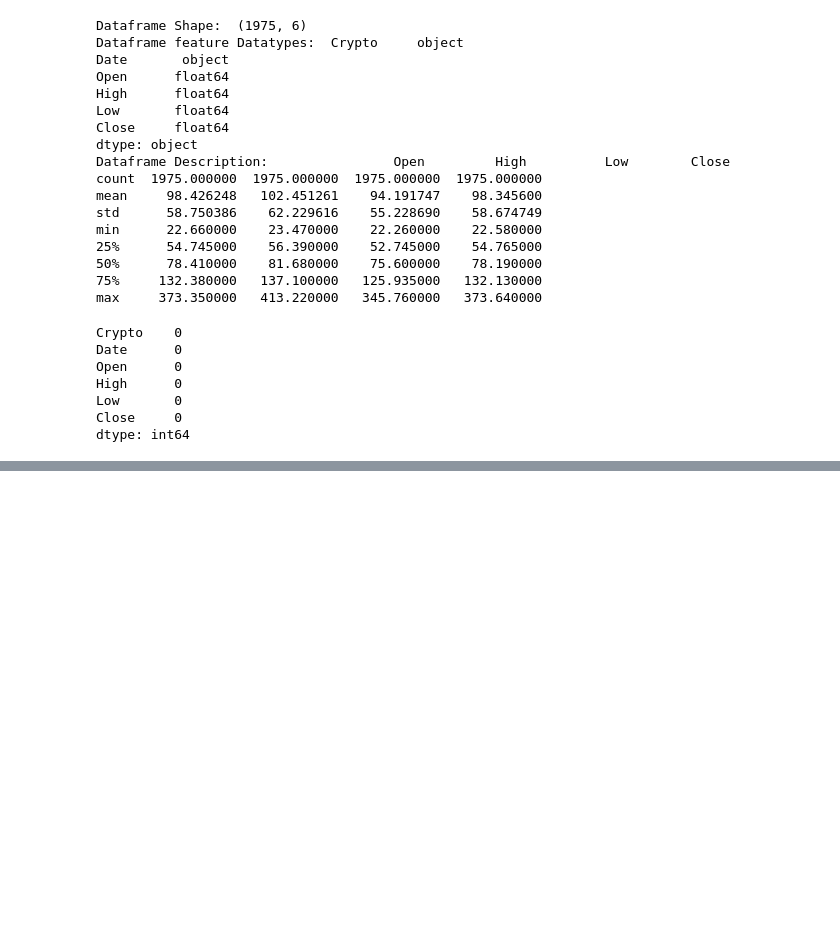
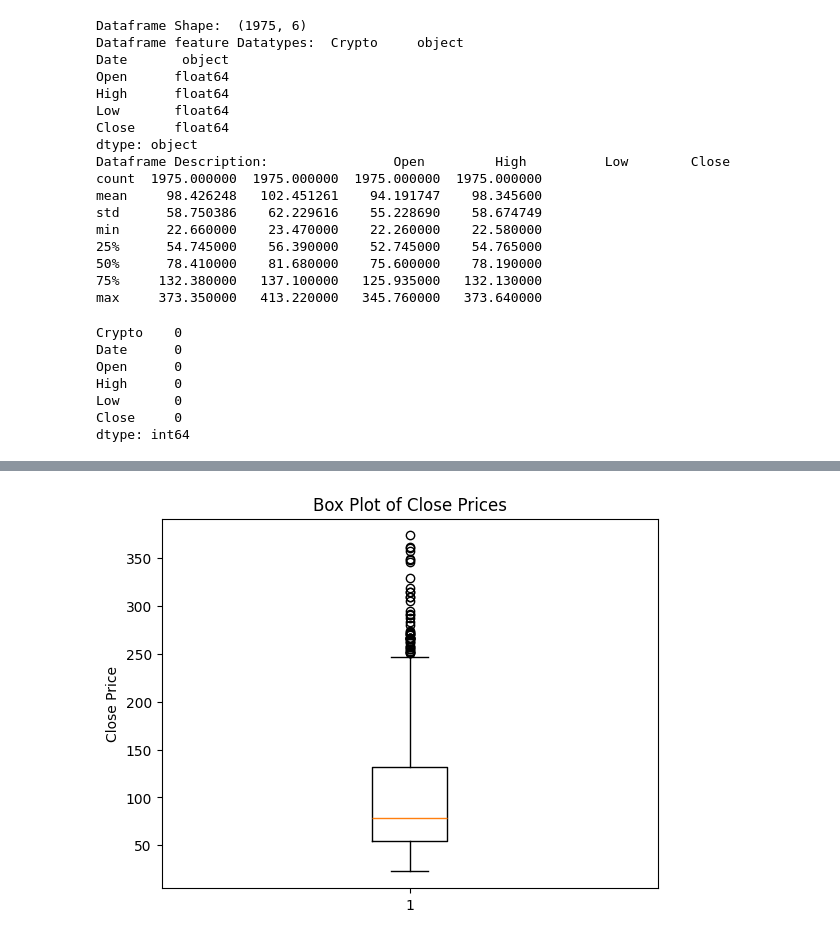
Before and after one commit to KeneanDita/Cryptocurrency-Price-Predictor-using-Time-Series-data, a Jupyter notebook: Notebooks/LTC_Model_Training.ipynb, the cells around one changed output, grey strips where cells are left out. Saved outputs shown, nothing was run; the diff lists cells and outputs as text; code cells hidden in the pictures; blank space fills up the shorter version.

```diff
--- a/Notebooks/LTC_Model_Training.ipynb
+++ b/Notebooks/LTC_Model_Training.ipynb
@@ -48,0 +63,8 @@ dtype: int64
+# %%
+plt.figure()
+plt.boxplot(df['Close'])
+plt.title('Box Plot of Close Prices')
+plt.ylabel('Close Price')
+plt.show()
+# %% [output]
+[figure, added]
```
Also changed, not shown: parts of 5 cells of this notebook.
